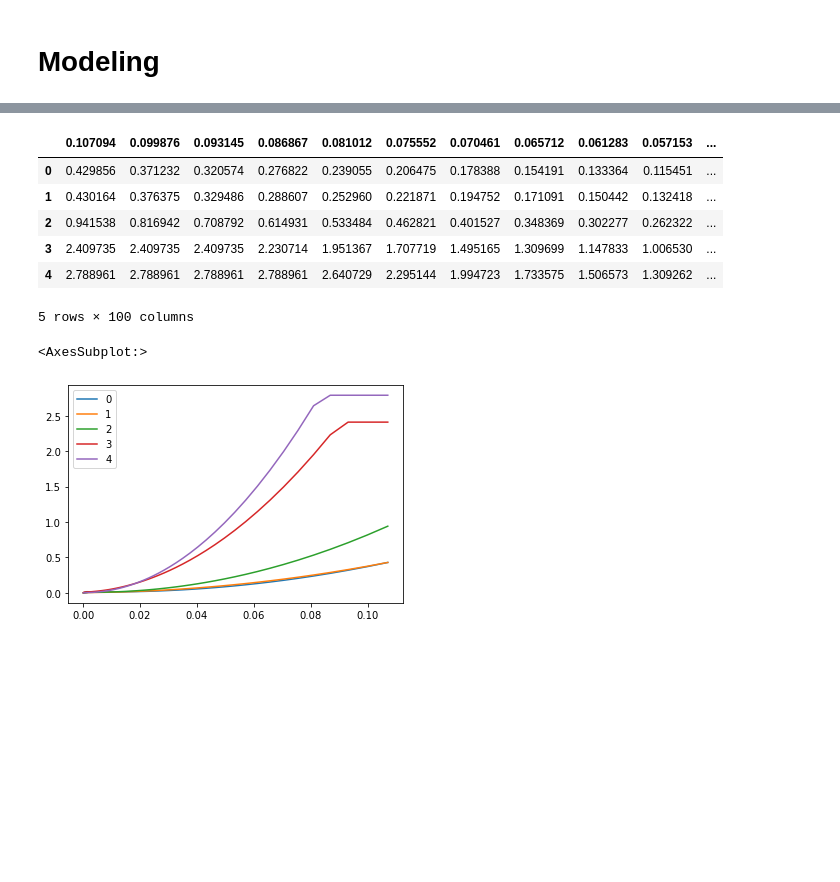
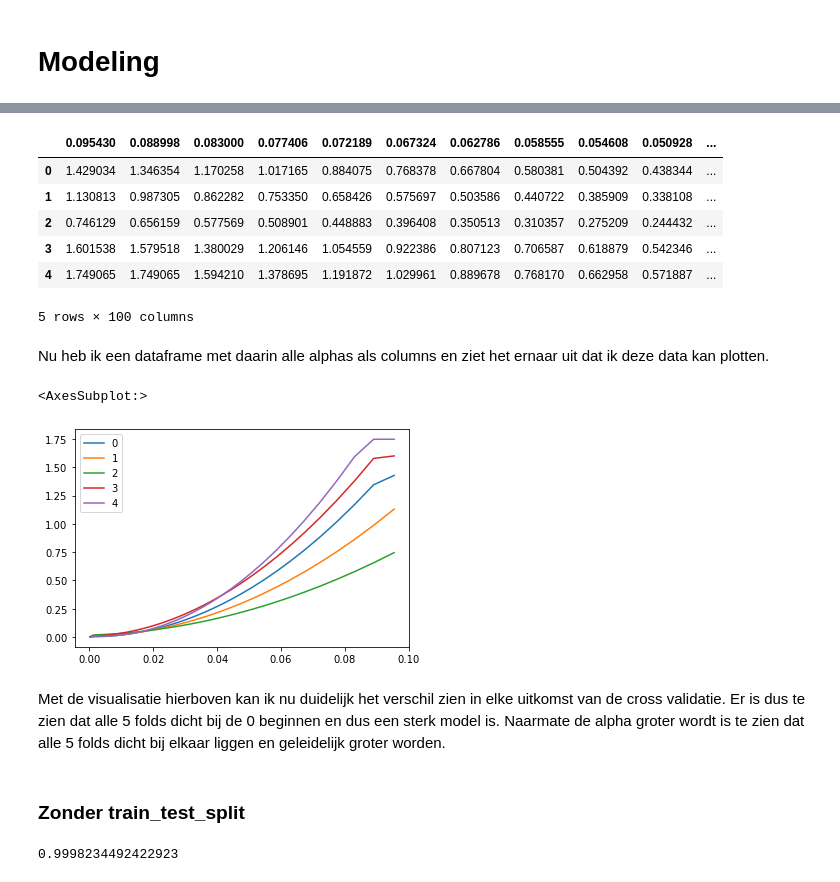
Before and after one commit to asscherhofstede/Koemelk-analyse, a Jupyter notebook: koemelk_uitwerking.ipynb, the cells around one changed output, grey strips where cells are left out. Drawn from its saved outputs; the diff is of its cells as text; code cells hidden in the pictures; blank space fills up the shorter version.

Commit message:
Alle modellen met evaluatie

```diff
--- a/koemelk_uitwerking.ipynb
+++ b/koemelk_uitwerking.ipynb
@@ -351,8 +379,8 @@ label_data_protein.head()
 4    3.953
 Name: Protein (%m/m), dtype: float64
 # %%
-label_data_fat = df_combined.iloc[:,-3]
-label_data_fat.head()
+ref_data_fat = df_combined.iloc[:,-3]
+ref_data_fat.head()
 # %% [output]
 0    2.362
 1    5.059
@@ -372,5 +406,5 @@ from sklearn.model_selection import train_test_split
 # %%
-X_train_vet, X_test_vet, y_train_vet, y_test_vet = train_test_split(df_features, label_data_fat, test_size=0.3, random_state=10)
+X_train_vet, X_test_vet, y_train_vet, y_test_vet = train_test_split(df_slice_data, ref_data_fat, test_size=0.2, random_state=11)
 # %%
-lasso_result_vet = LassoCV(cv=5).fit(X_train_vet,y_train_vet)
+lasso_result_fat = LassoCV(cv=5, random_state=11).fit(X_train_vet,y_train_vet)
 # %%
@@ -412,19 +461,25 @@ plt.plot(lasso_result_vet.mse_path_)
 # %%
-df_result_vet= pd.DataFrame(lasso_result_vet.mse_path_)
-df_result_vet_t = df_result_vet.T
-df_result_vet_t.columns = lasso_result_vet.alphas_
+df_result_fat= pd.DataFrame(lasso_result_fat.mse_path_)
+df_result_fat_t = df_result_fat.T
+df_result_fat_t.columns = lasso_result_fat.alphas_
 # %%
-df_result_vet_t
+df_result_fat_t
 # %% [output]
-|  | 0.107094 | 0.099876 | 0.093145 | 0.086867 | 0.081012 | 0.075552 | 0.070461 | 0.065712 | 0.061283 | 0.057153 | ... |
-| 0 | 0.429856 | 0.371232 | 0.320574 | 0.276822 | 0.239055 | 0.206475 | 0.178388 | 0.154191 | 0.133364 | 0.115451 | ... |
-| 1 | 0.430164 | 0.376375 | 0.329486 | 0.288607 | 0.252960 | 0.221871 | 0.194752 | 0.171091 | 0.150442 | 0.132418 | ... |
-| 2 | 0.941538 | 0.816942 | 0.708792 | 0.614931 | 0.533484 | 0.462821 | 0.401527 | 0.348369 | 0.302277 | 0.262322 | ... |
-| 3 | 2.409735 | 2.409735 | 2.409735 | 2.230714 | 1.951367 | 1.707719 | 1.495165 | 1.309699 | 1.147833 | 1.006530 | ... |
-| 4 | 2.788961 | 2.788961 | 2.788961 | 2.788961 | 2.640729 | 2.295144 | 1.994723 | 1.733575 | 1.506573 | 1.309262 | ... |
+|  | 0.095430 | 0.088998 | 0.083000 | 0.077406 | 0.072189 | 0.067324 | 0.062786 | 0.058555 | 0.054608 | 0.050928 | ... |
+| 0 | 1.429034 | 1.346354 | 1.170258 | 1.017165 | 0.884075 | 0.768378 | 0.667804 | 0.580381 | 0.504392 | 0.438344 | ... |
+| 1 | 1.130813 | 0.987305 | 0.862282 | 0.753350 | 0.658426 | 0.575697 | 0.503586 | 0.440722 | 0.385909 | 0.338108 | ... |
+| 2 | 0.746129 | 0.656159 | 0.577569 | 0.508901 | 0.448883 | 0.396408 | 0.350513 | 0.310357 | 0.275209 | 0.244432 | ... |
+| 3 | 1.601538 | 1.579518 | 1.380029 | 1.206146 | 1.054559 | 0.922386 | 0.807123 | 0.706587 | 0.618879 | 0.542346 | ... |
+| 4 | 1.749065 | 1.749065 | 1.594210 | 1.378695 | 1.191872 | 1.029961 | 0.889678 | 0.768170 | 0.662958 | 0.571887 | ... |
 5 rows × 100 columns
+# %% [markdown]
+Nu heb ik een dataframe met daarin alle alphas als columns en ziet het ernaar uit dat ik deze data kan plotten.
 # %%
-df_result_vet_t.T.plot()
+df_result_fat_t.T.plot()
 # %% [output]
 <AxesSubplot:>
-[figure, old version]
+[figure, new version]
+# %% [markdown]
+Met de visualisatie hierboven kan ik nu duidelijk het verschil zien in elke uitkomst van de cross validatie. Er is dus te zien dat alle 5 folds dicht bij de 0 beginnen en dus een sterk model is. Naarmate de alpha groter wordt is te zien dat alle 5 folds dicht bij elkaar liggen en geleidelijk groter worden.
+# %% [markdown]
+### Zonder train_test_split
@@ -430,0 +488,4 @@ df_result_vet_t.T.plot()
+# %%
+lasso_result_fat1.score(df_slice_data,ref_data_fat)
+# %% [output]
+0.9998234492422923
```
Also changed, not shown: parts of 65 cells of this notebook.
